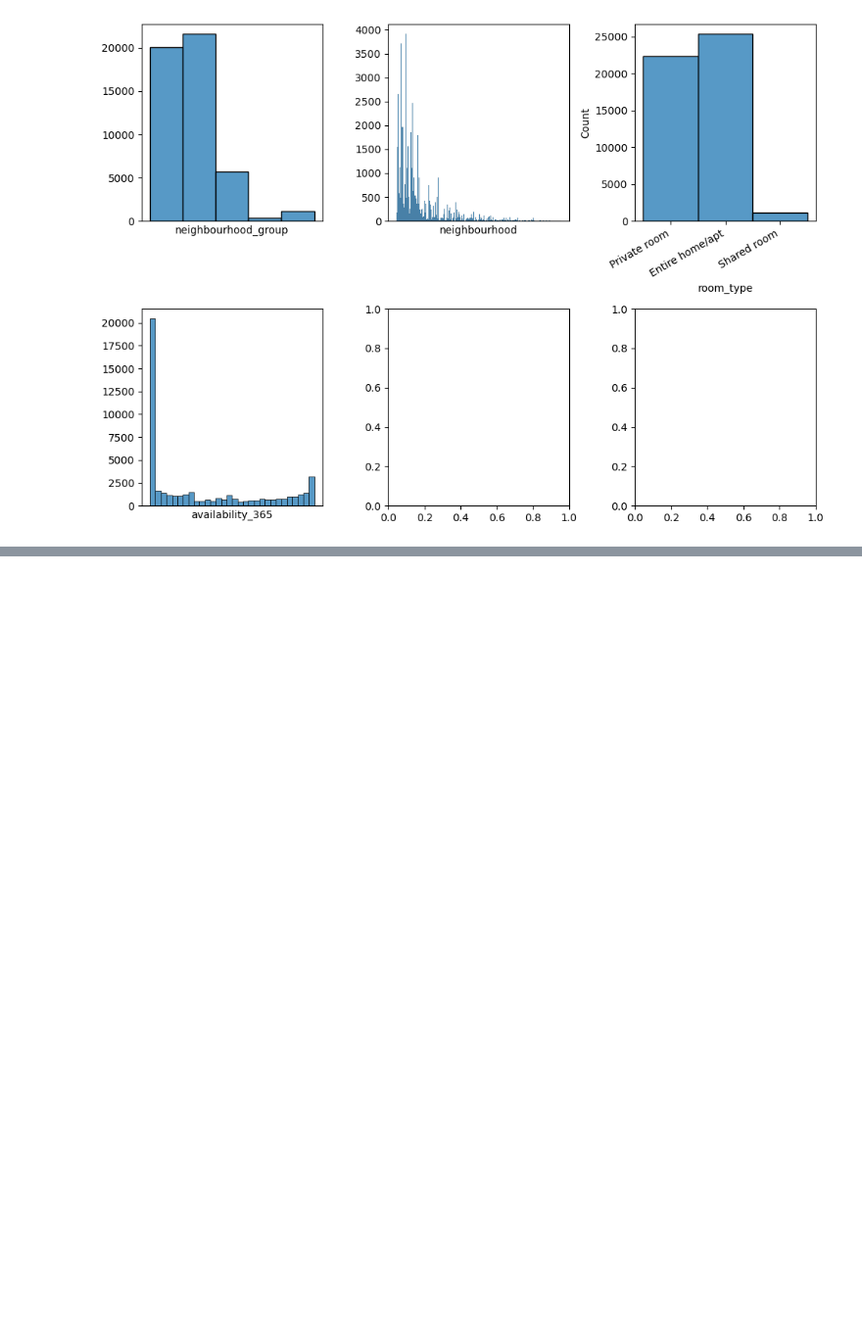
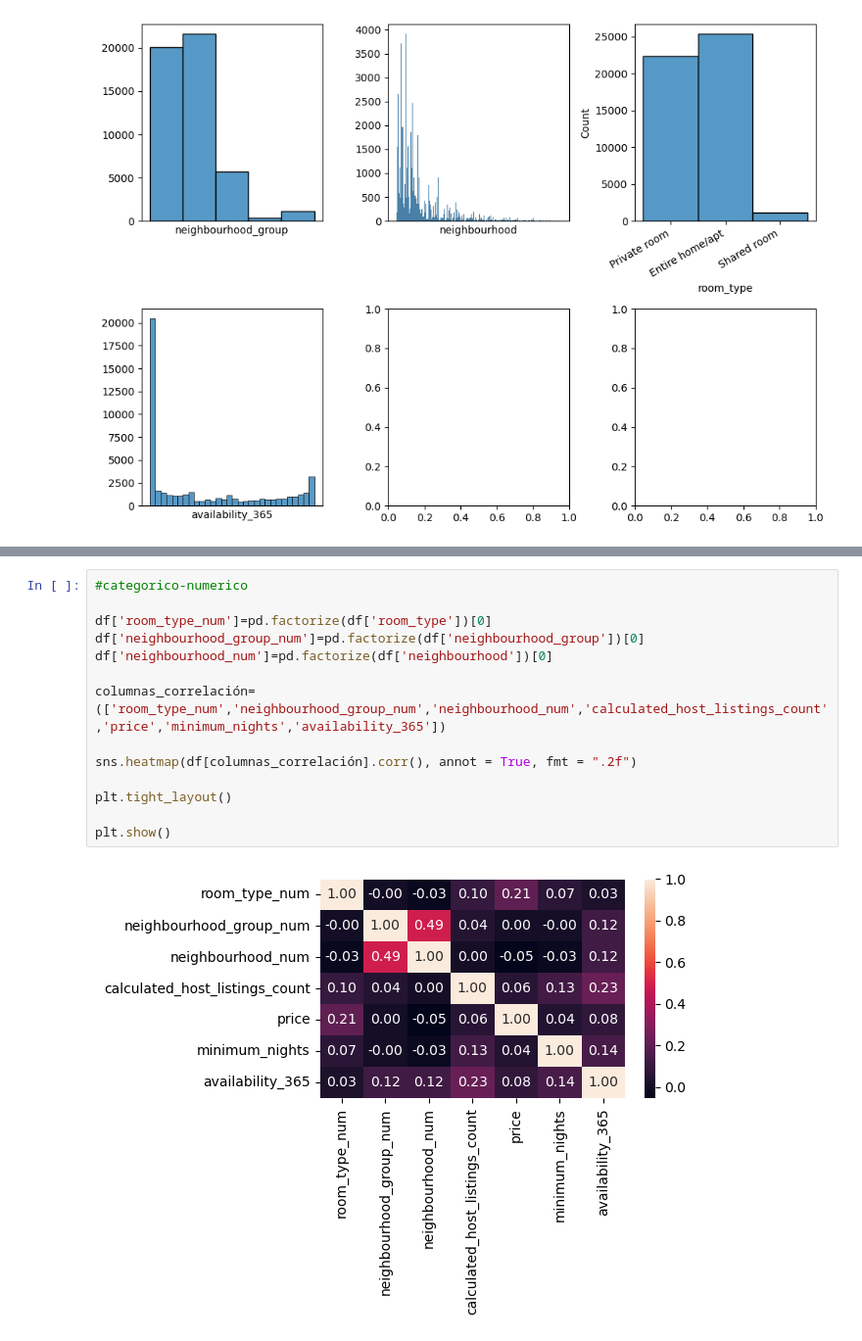
Before and after one commit to Valenfrc/EDA-machine-learning-python-template-main, a Jupyter notebook: src/explore.ipynb, the cells around one changed output, grey strips where cells are left out. Shown at 98% size. Cells and saved outputs as stored; diff of their text form; blank space fills up the shorter version.

```diff
--- a/src/explore.ipynb
+++ b/src/explore.ipynb
@@ -112,0 +136,16 @@ plt.show()
+# %%
+#categorico-numerico
+
+df['room_type_num']=pd.factorize(df['room_type'])[0]
+df['neighbourhood_group_num']=pd.factorize(df['neighbourhood_group'])[0]
+df['neighbourhood_num']=pd.factorize(df['neighbourhood'])[0]
+
+columnas_correlación=(['room_type_num','neighbourhood_group_num','neighbourhood_num','calculated_host_listings_count','price','minimum_nights','availability_365'])
+
+sns.heatmap(df[columnas_correlación].corr(), annot = True, fmt = ".2f")
+
+plt.tight_layout()
+
+plt.show()
+# %% [output]
+[figure, added]
```
Also changed, not shown: parts of 7 cells of this notebook.
